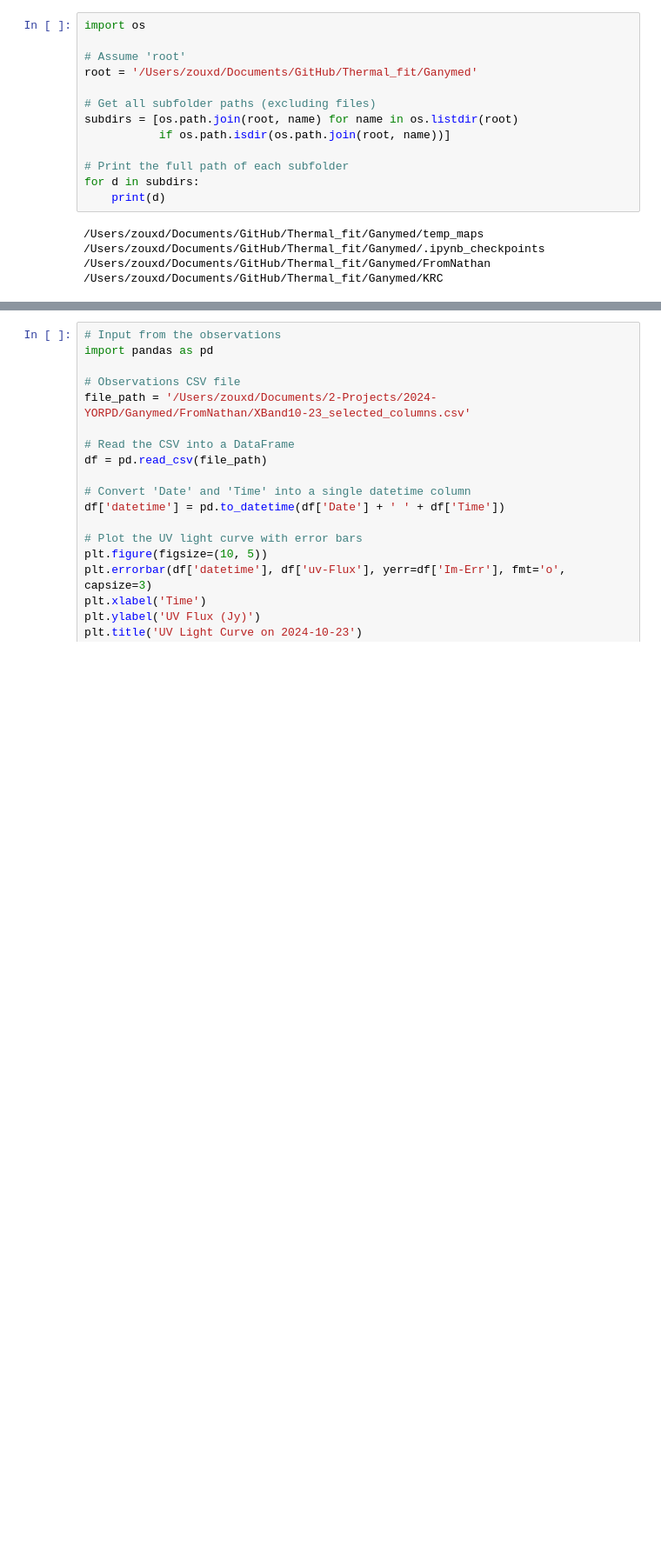
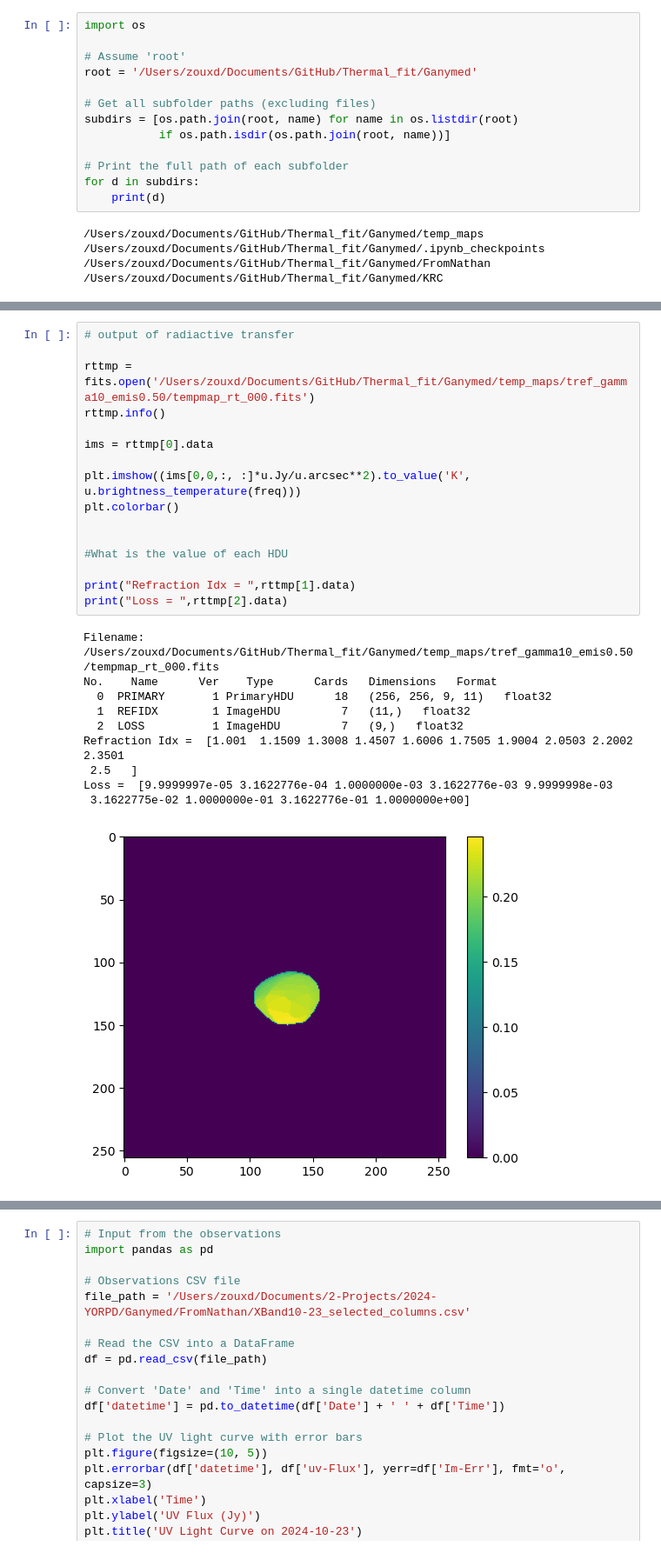
Before and after one commit to amoullet/Thermal_fit, a Jupyter notebook: Ganymed/Integrated_photometry-Ganymed.ipynb, the cells around one changed output, grey strips where cells are left out. Shown at 87% size. Cells and saved outputs as stored; diff of their text form; blank space fills up the shorter version.

```diff
--- a/Ganymed/Integrated_photometry-Ganymed.ipynb
+++ b/Ganymed/Integrated_photometry-Ganymed.ipynb
@@ -648,4 +649,31 @@ directory processing ends on Jun-17 12:58:07, total processing time 0.65 min
     simu image tempmap_270.fits: file processing time 0.17 min
     simu image tempmap_180.fits: file processing time 0.18 min
 directory processing ends on Jun-17 13:12:47, total processing time 0.73 min
+# %%
+# output of radiactive transfer
+
+rttmp = fits.open('/Users/zouxd/Documents/GitHub/Thermal_fit/Ganymed/temp_maps/tref_gamma10_emis0.50/tempmap_rt_000.fits')
+rttmp.info()
+
+ims = rttmp[0].data
+
+plt.imshow((ims[0,0,:, :]*u.Jy/u.arcsec**2).to_value('K', u.brightness_temperature(freq)))
+plt.colorbar()
+
+
+#What is the value of each HDU
+
+print("Refraction Idx = ",rttmp[1].data)
+print("Loss = ",rttmp[2].data)
+# %% [output]
+Filename: /Users/zouxd/Documents/GitHub/Thermal_fit/Ganymed/temp_maps/tref_gamma10_emis0.50/tempmap_rt_000.fits
+No.    Name      Ver    Type      Cards   Dimensions   Format
+  0  PRIMARY       1 PrimaryHDU      18   (256, 256, 9, 11)   float32
+  1  REFIDX        1 ImageHDU         7   (11,)   float32
+  2  LOSS          1 ImageHDU         7   (9,)   float32
+Refraction Idx =  [1.001  1.1509 1.3008 1.4507 1.6006 1.7505 1.9004 2.0503 2.2002 2.3501
+ 2.5   ]
+Loss =  [9.9999997e-05 3.1622776e-04 1.0000000e-03 3.1622776e-03 9.9999998e-03
+ 3.1622775e-02 1.0000000e-01 3.1622776e-01 1.0000000e+00]
+[figure, added]
 # %% [markdown]
```
Also changed, not shown: parts of 16 cells of this notebook.
